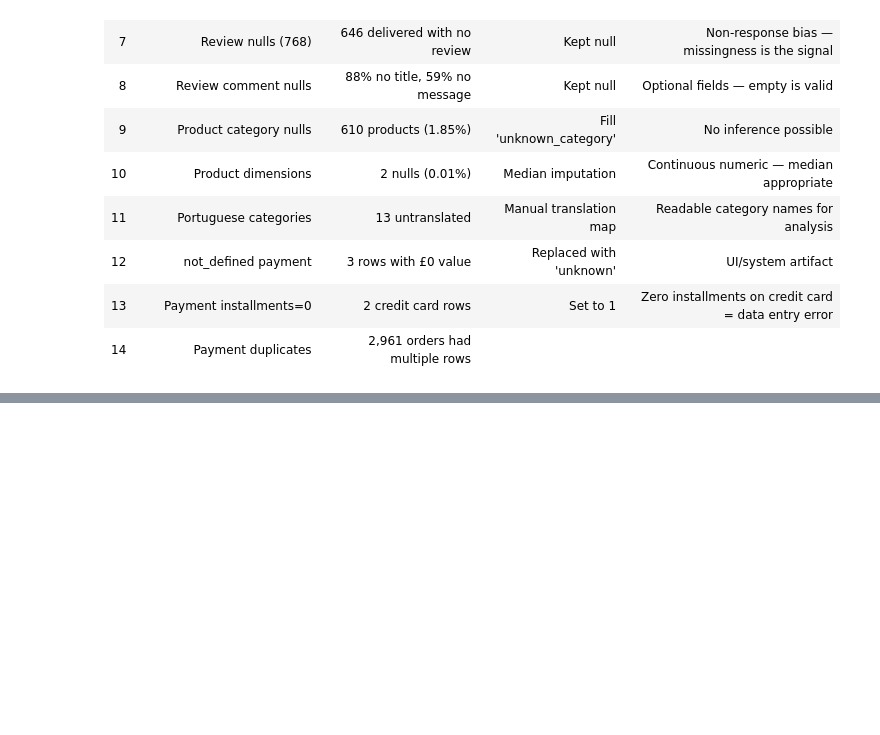
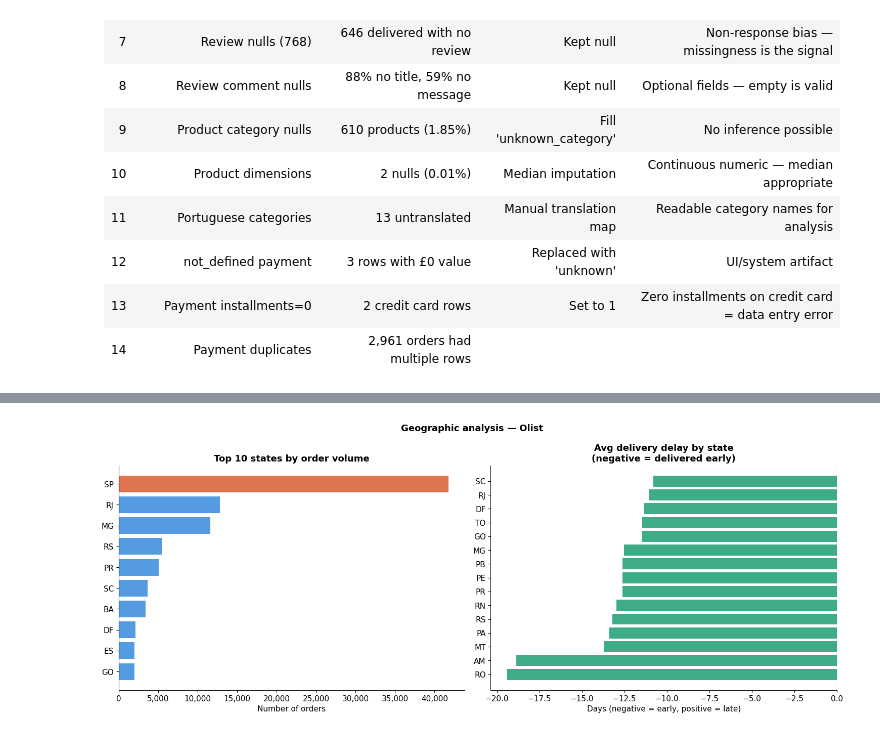
Before and after one commit to NPK05/funnel-analysis-project, a Jupyter notebook: notebooks/03_olist.ipynb, the cells around one changed output, grey strips where cells are left out. Cells and saved outputs as stored; diff of their text form; code cells hidden in the pictures; blank space fills up the shorter version.

```diff
--- a/notebooks/03_olist.ipynb
+++ b/notebooks/03_olist.ipynb
@@ -1390,0 +1486,70 @@ print(f"  Columns  : {len(orders_clean.columns)}")
+# %%
+# QUESTION: How are orders distributed across Brazilian states?
+# WHY: Identifies geographic concentration — key for delivery analysis
+
+fig, axes = plt.subplots(1, 2, figsize=(15, 6))
+
+# left: top 10 states by order volume
+state_counts = orders.groupby('customer_state').size()\
+    .sort_values(ascending=False).head(10).reset_index()
+state_counts.columns = ['state','orders']
+
+colors_state = ['#D85A30' if s == 'SP' else '#378ADD'
+                for s in state_counts['state']]
+
+axes[0].barh(state_counts['state'][::-1],
+             state_counts['orders'][::-1],
+             color=colors_state[::-1], alpha=0.85)
+axes[0].set_title('Top 10 states by order volume')
+axes[0].set_xlabel('Number of orders')
+axes[0].xaxis.set_major_formatter(
+    plt.FuncFormatter(lambda x, _: f'{x:,.0f}')
+)
+
+# right: delivery performance by state (top 10)
+delivered = orders[orders['order_status'] == 'delivered'].copy()
+delivered['delivery_delay_days'] = pd.to_numeric(
+    delivered['delivery_delay_days'], errors='coerce'
+)
+
+state_delivery = delivered.groupby('customer_state').agg(
+    avg_delay     = ('delivery_delay_days', 'mean'),
+    late_rate     = ('delivered_late', 'mean'),
+    order_count   = ('order_id', 'count')
+).reset_index()
+
+state_delivery = state_delivery[
+    state_delivery['order_count'] >= 100
+].sort_values('avg_delay').head(15)
+
+colors_delay = ['#1D9E75' if d < 0 else '#D85A30'
+                for d in state_delivery['avg_delay']]
+
+axes[1].barh(state_delivery['customer_state'],
+             state_delivery['avg_delay'],
+             color=colors_delay, alpha=0.85)
+axes[1].axvline(0, color='black', linewidth=0.8, linestyle='--')
+axes[1].set_title('Avg delivery delay by state\n(negative = delivered early)')
+axes[1].set_xlabel('Days (negative = early, positive = late)')
+
+plt.suptitle('Geographic analysis — Olist',
+             fontsize=13, fontweight='bold')
+plt.tight_layout()
+plt.savefig(SAVE_PATH + '02_geographic_analysis.png',
+            dpi=150, bbox_inches='tight')
+plt.show()
+
+print(f"Finding:")
+print(f"  Top state : SP with {state_counts.iloc[0]['orders']:,} orders ({state_counts.iloc[0]['orders']/len(orders)*100:.1f}%)")
+print(f"  Top 3 states account for: {state_counts.head(3)['orders'].sum()/len(orders)*100:.1f}% of orders")
+print(f"\nDelivery delay by state (best to worst):")
+state_full = delivered.groupby('customer_state').agg(
+    avg_delay   = ('delivery_delay_days','mean'),
+    late_rate   = ('delivered_late','mean'),
+    orders      = ('order_id','count')
+).reset_index()
+state_full = state_full[state_full['orders'] >= 100].sort_values('avg_delay')
+print(state_full[['customer_state','avg_delay','late_rate','orders']]\
+      .head(10).to_string(index=False))
+# %% [output]
+[figure, added]
```
Also changed, not shown: parts of 8 cells of this notebook, 5 other files.
